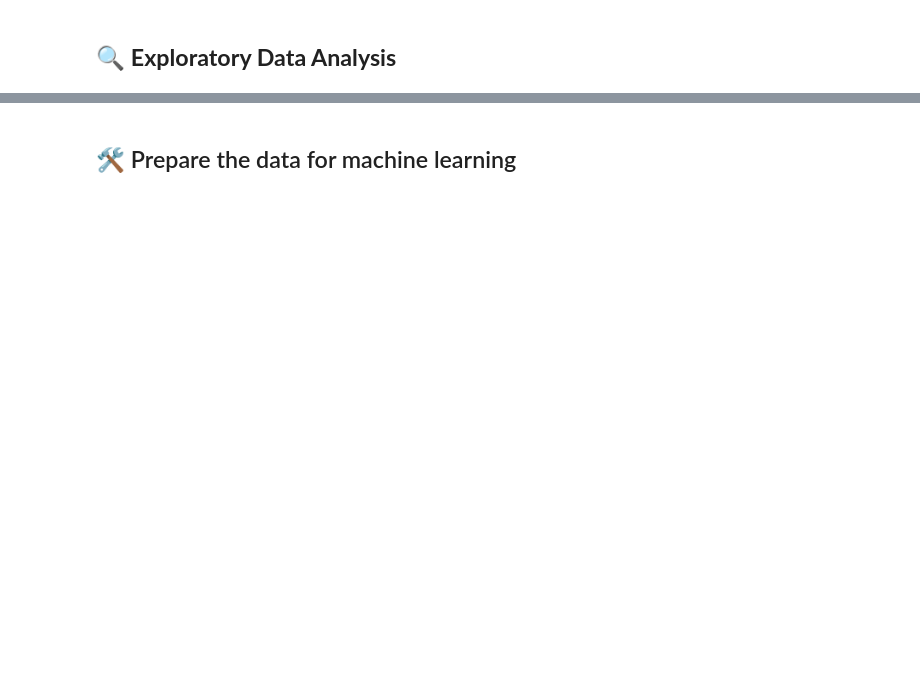
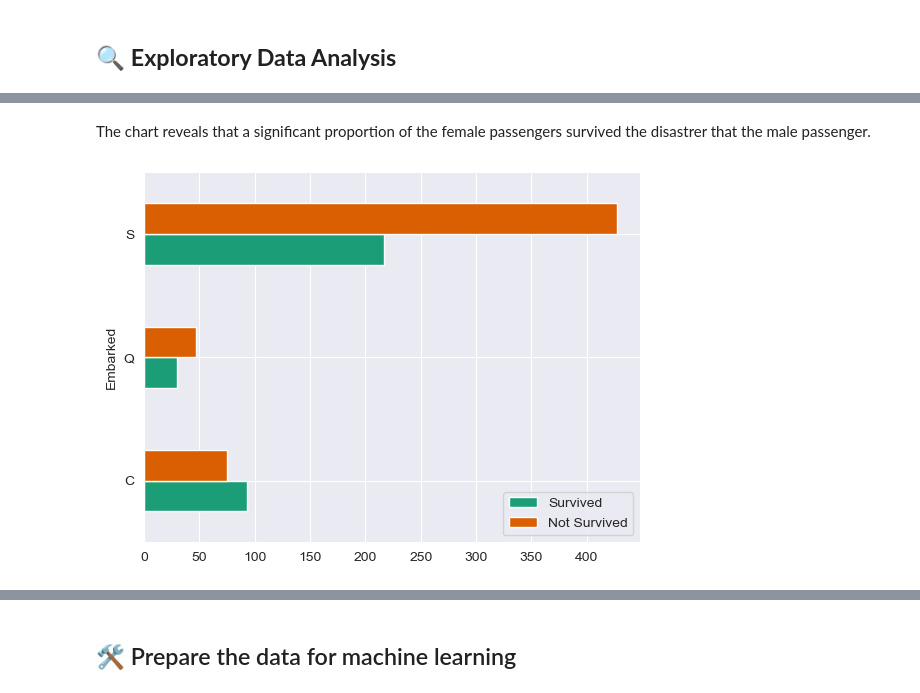
Before and after one commit to muyiwa-obadara/CODSOFT, a Jupyter notebook: titanic/titabic.ipynb, the cells around one changed output, grey strips where cells are left out. Drawn from its saved outputs; the diff is of its cells as text; code cells hidden in the pictures; blank space fills up the shorter version.

```diff
--- a/titanic/titabic.ipynb
+++ b/titanic/titabic.ipynb
@@ -257,0 +124,8 @@ Majority of the passenger falls in the dock number "B", assuming the first alpha
+# %% [markdown]
+The chart reveals that a significant proportion of the female passengers survived the disastrer that the male passenger.
+# %%
+df[["Embarked", "Survived", "Not Survived"]].groupby('Embarked').sum().plot(kind='barh', color=sns.palettes.mpl_palette('Dark2'))
+plt.gca().spines[['top', 'right',]].set_visible(False)
+plt.show()
+# %% [output]
+[figure, added]
```
Also changed, not shown: parts of 71 cells of this notebook, 2 other files.
